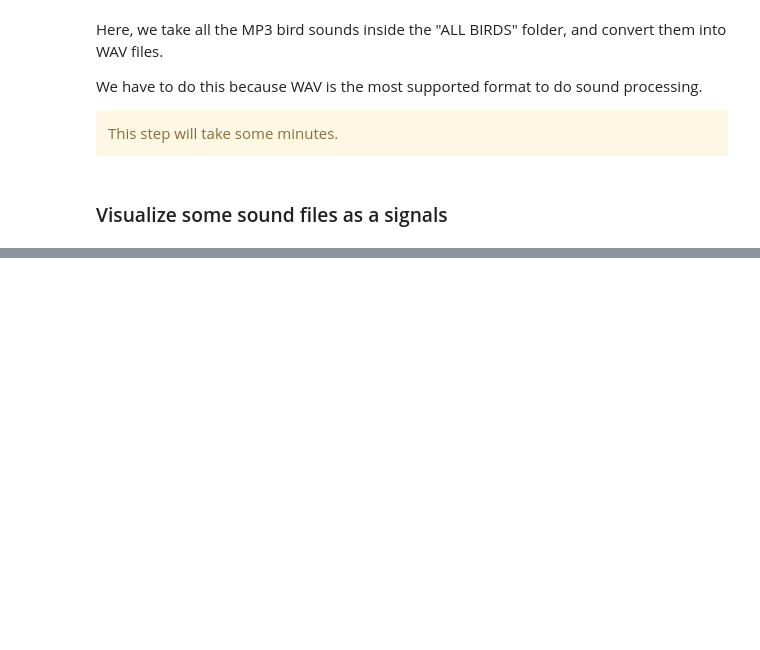
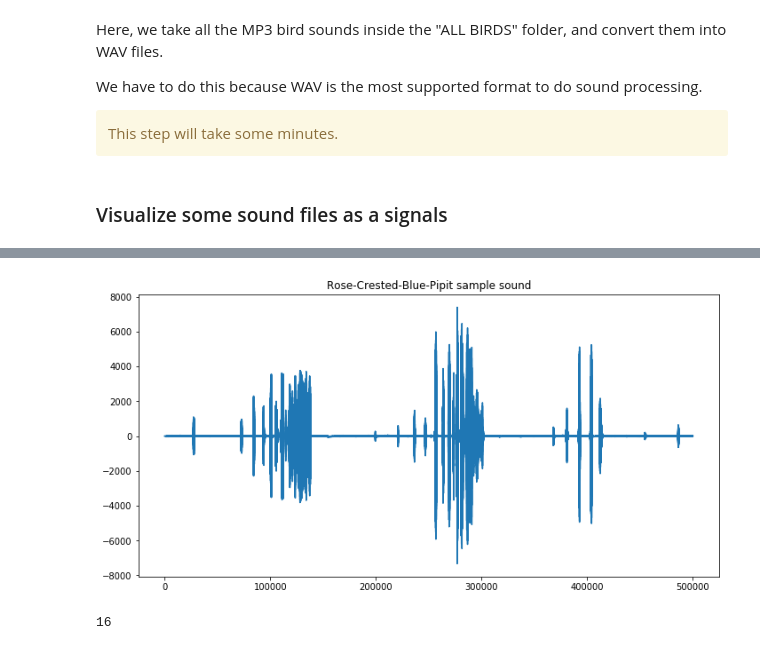
Before and after one commit to guillaumefrd/vast-challenge-2018-mc1, a Jupyter notebook: birds_sound.ipynb, the cells around one changed output, grey strips where cells are left out. Saved outputs shown, nothing was run; the diff lists cells and outputs as text; code cells hidden in the pictures; blank space fills up the shorter version.

```diff
--- a/birds_sound.ipynb
+++ b/birds_sound.ipynb
@@ -68,0 +90,30 @@ plt.show()
+# %%
+# Get a Rose-Crested-Blue-Pipit sample sound (n°160293)
+folder_path = 'all_birds_wav'
+files = os.listdir(folder_path)
+
+sounds = []
+f = os.path.join(folder_path, "162563.wav")
+rate, data = wavfile.read(f)
+sounds.append(data[:500000])
+# %%
+# visualize the signal
+fig = plt.figure(figsize=(10,5))
+plt.plot(sounds[0], c="C{}".format(0))
+plt.tight_layout()
+plt.title("Rose-Crested-Blue-Pipit sample sound")
+plt.show()
+# %% [output]
+[figure, added]
+# %%
+# Get all tests sounds of Kasios
+folder_path = 'test_birds_kasios'
+files = os.listdir(folder_path)
+
+for file in files:
+    f = os.path.join(folder_path, file)
+    rate, data = wavfile.read(f)
+    sounds.append(data[:500000])
+print(len(sounds))
+# %% [output]
+16
```
Also changed, not shown: parts of 7 cells of this notebook, 16 other files.
